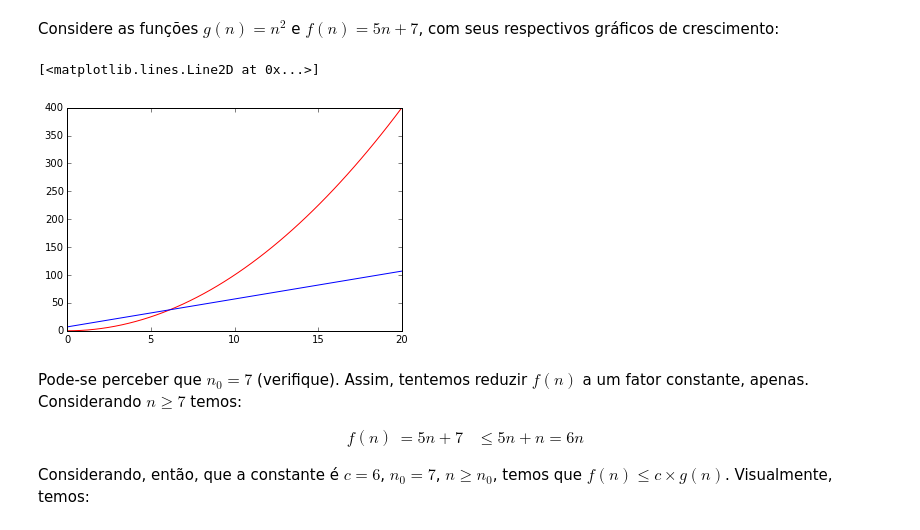
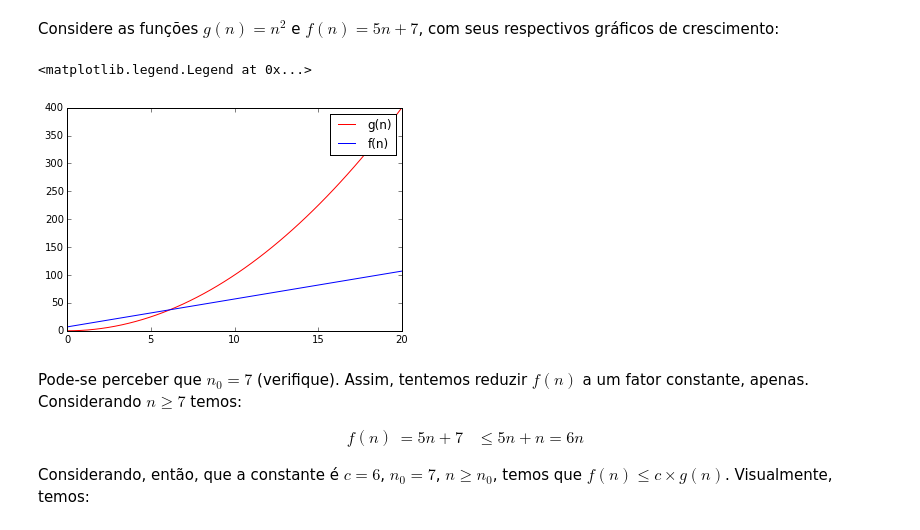
Before and after one commit to jacksongomesbr/academia-analise-de-algoritmos, a Jupyter notebook: capitulo-1/introducao.ipynb, the cells around one changed output. Drawn from its saved outputs; the diff is of its cells as text; code cells hidden in the pictures.

```diff
--- a/capitulo-1/introducao.ipynb
+++ b/capitulo-1/introducao.ipynb
@@ -243,12 +244,13 @@ Considere as funções $g(n) = n^2$ e $f(n) = 5n + 7$, com seus respectivos grá
 # %%
 x = linspace(0, 20)
 yg = x ** 2
 yf = 5 * x + 7
-plot(x, yg, 'r')
-plot(x, yf, 'b')
+plot(x, yg, 'r', label='g(n)')
+plot(x, yf, 'b', label='f(n)')
+legend()
 # %% [output]
-[<matplotlib.lines.Line2D at 0x...>]
+<matplotlib.legend.Legend at 0x...>
-[figure, old version]
+[figure, new version]
 # %% [markdown]
 Pode-se perceber que $n_0 = 7$ (verifique). Assim, tentemos reduzir $f(n)$ a um fator constante, apenas. Considerando $n \geq 7$ temos:
 
```
Also changed, not shown: parts of 8 cells of this notebook.
